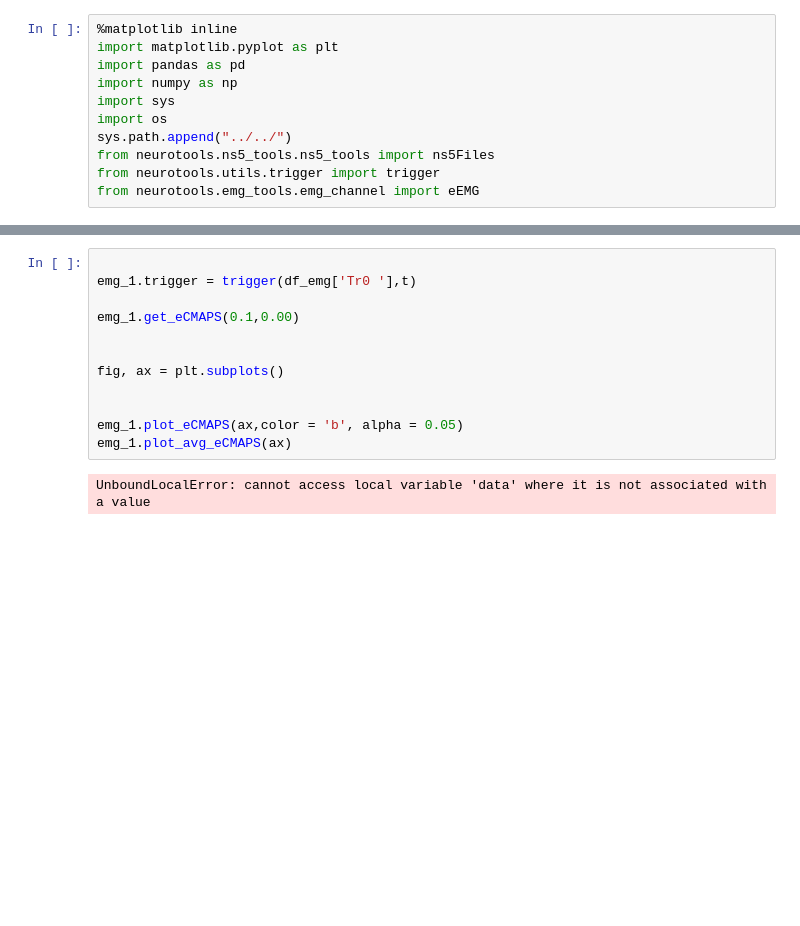
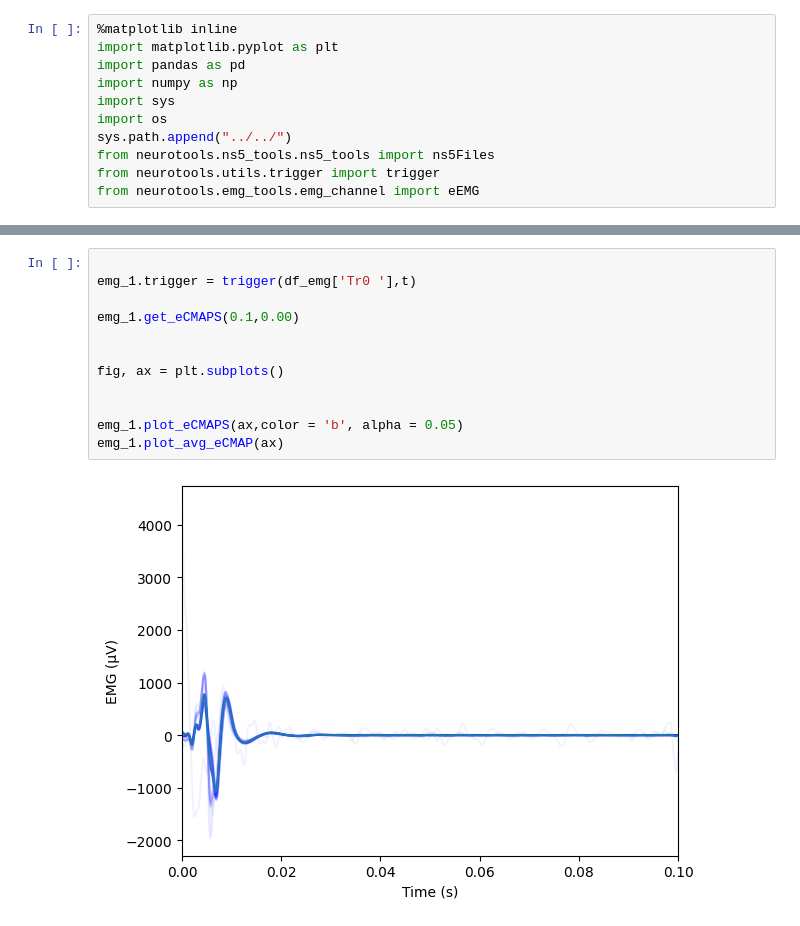
Before and after one commit to louisreg/NeuroTools, a Jupyter notebook: examples/emg/test_emg_block.ipynb, the cells around one changed output, grey strips where cells are left out. Drawn from its saved outputs; the diff is of its cells as text; blank space fills up the shorter version.

```diff
--- a/examples/emg/test_emg_block.ipynb
+++ b/examples/emg/test_emg_block.ipynb
@@ -64,14 +68,14 @@ tr.plot_raw(ax)
 # %%
 
 emg_1.trigger = trigger(df_emg['Tr0 '],t)
 
 emg_1.get_eCMAPS(0.1,0.00)
 
 
 fig, ax = plt.subplots()
 
 
 emg_1.plot_eCMAPS(ax,color = 'b', alpha = 0.05)
-emg_1.plot_avg_eCMAPS(ax)
+emg_1.plot_avg_eCMAP(ax)
 # %% [output]
-UnboundLocalError: cannot access local variable 'data' where it is not associated with a value
+[figure, added]
```
Also changed, not shown: parts of 7 cells of this notebook, 8 other files.
